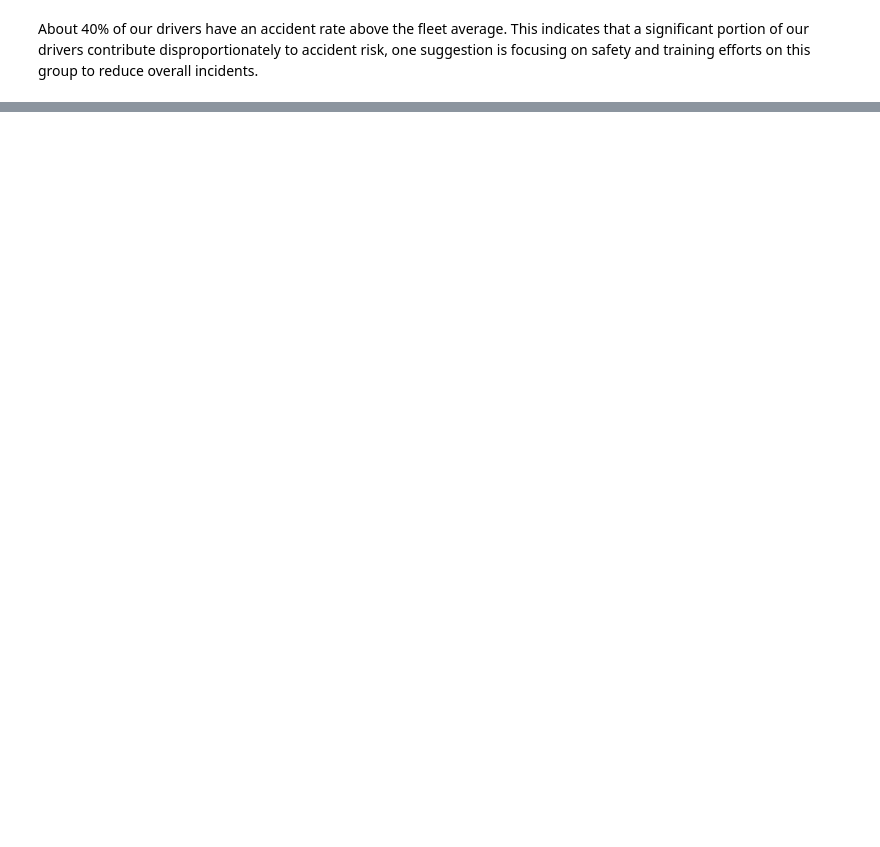
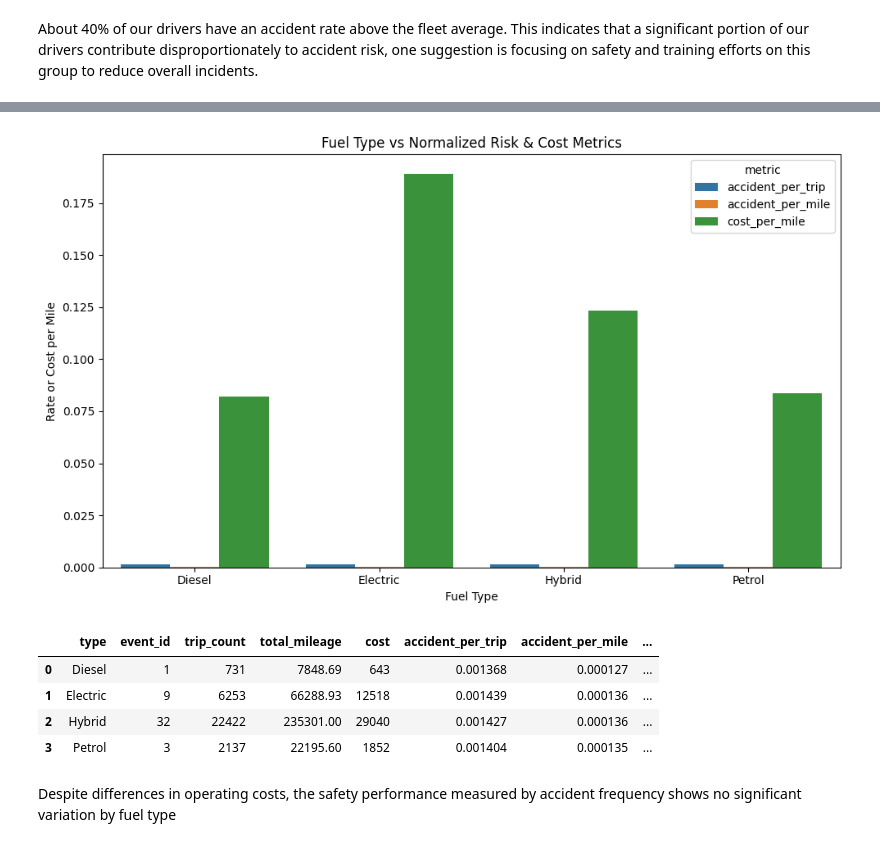
Before and after one commit to Barahow/fleet-telemetrics-analysis, a Jupyter notebook: notebooks/eda/exploratory_analysis.ipynb, the cells around one changed output, grey strips where cells are left out. Drawn from its saved outputs; the diff is of its cells as text; code cells hidden in the pictures; blank space fills up the shorter version.

```diff
--- a/notebooks/eda/exploratory_analysis.ipynb
+++ b/notebooks/eda/exploratory_analysis.ipynb
@@ -387,0 +509,5 @@ This indicates that a significant portion of our drivers contribute disproportio
+# %%
+
+vehicle_type_result= pd.merge(result,vehicle_data_df,on='vehicle_id',how='left')
+
+vehicle_result.columns
@@ -387,0 +544,21 @@ This indicates that a significant portion of our drivers contribute disproportio
+# %%
+
+vehicle_type_summary = (
+    vehicle_type_result
+    .groupby(['type'])
+    .agg({
+        'event_id':     'nunique',             # total accidents
+        'trip_count':   'sum',               # trips already computed per driver
+        'total_mileage':'sum',               # mileage per driver
+        'cost':    'sum'                  # total donwtime hours
+    })
+    .reset_index()
+)
+
+vehicle_type_summary['accident_per_trip']= vehicle_type_summary['event_id']/vehicle_type_summary['trip_count']
+vehicle_type_summary['accident_per_mile']= vehicle_type_summary['event_id']/vehicle_type_summary['total_mileage']
+vehicle_type_summary['cost_per_mile']= vehicle_type_summary['cost']/vehicle_type_summary['total_mileage']
+
+
+
+vehicle_type_summary.head(5)
@@ -387,0 +571,23 @@ This indicates that a significant portion of our drivers contribute disproportio
+# %%
+melted = vehicle_type_summary.melt(id_vars='type',
+    value_vars=['accident_per_trip', 'accident_per_mile', 'cost_per_mile'],
+    var_name='metric', value_name='value'
+)
+
+plt.figure(figsize=(10,6))
+sns.barplot(data=melted, x='type', y='value', hue='metric')
+plt.title("Fuel Type vs Normalized Risk & Cost Metrics")
+plt.ylabel("Rate or Cost per Mile")
+plt.xlabel("Fuel Type")
+plt.tight_layout()
+plt.show()
+vehicle_type_summary.head(5)
+# %% [output]
+[figure, added]
+|  | type | event_id | trip_count | total_mileage | cost | accident_per_trip | accident_per_mile | ... |
+| 0 | Diesel | 1 | 731 | 7848.69 | 643 | 0.001368 | 0.000127 | ... |
+| 1 | Electric | 9 | 6253 | 66288.93 | 12518 | 0.001439 | 0.000136 | ... |
+| 2 | Hybrid | 32 | 22422 | 235301.00 | 29040 | 0.001427 | 0.000136 | ... |
+| 3 | Petrol | 3 | 2137 | 22195.60 | 1852 | 0.001404 | 0.000135 | ... |
+# %% [markdown]
+Despite differences in operating costs, the safety performance measured by accident frequency shows no significant variation by fuel type
```
Also changed, not shown: parts of 35 cells of this notebook, 1 other file.
